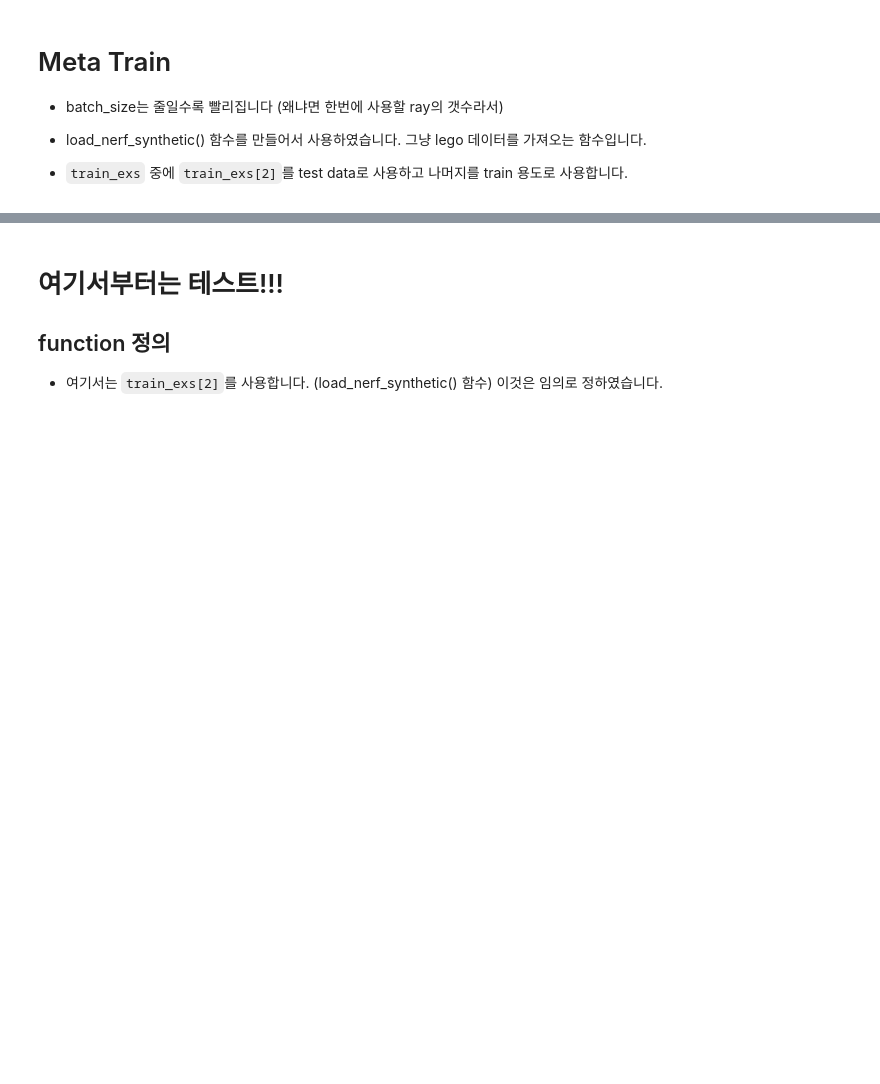
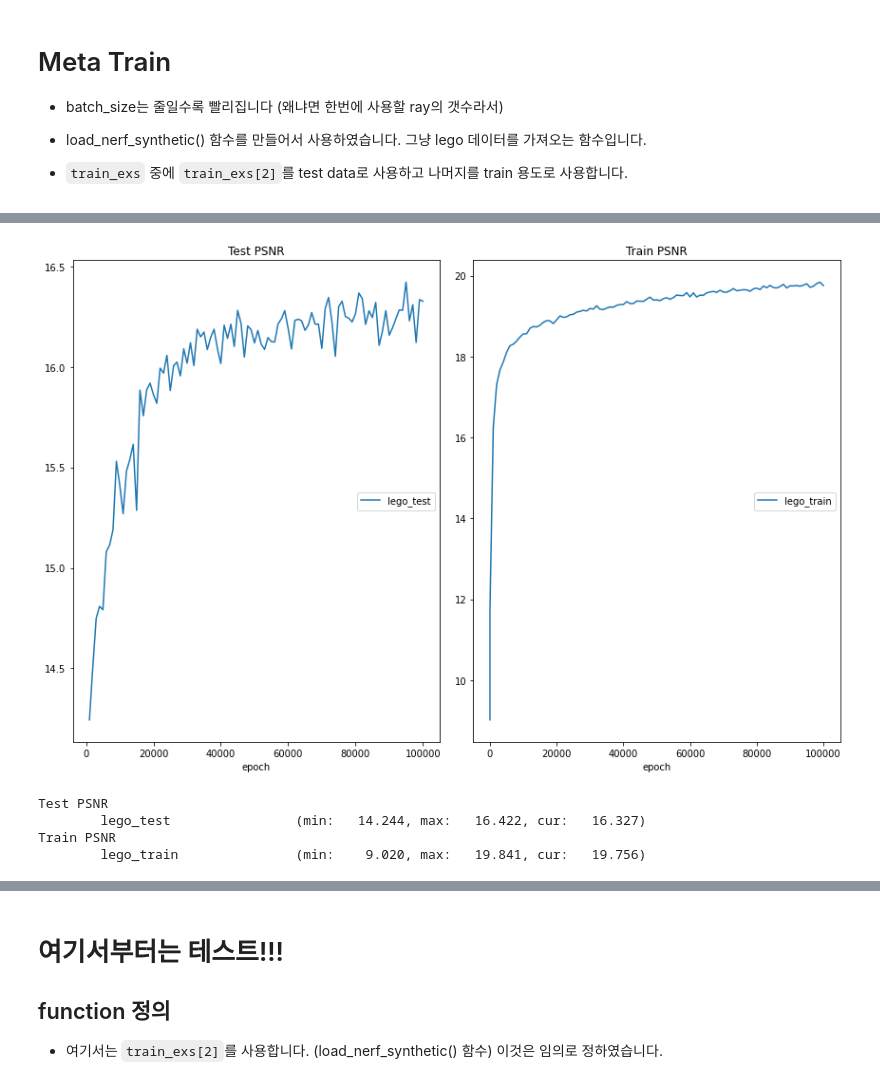
Before and after one commit to robot0321/project_iNeRF, a Jupyter notebook: meta-iNeRF.ipynb, the cells around one changed output, grey strips where cells are left out. Drawn from its saved outputs; the diff is of its cells as text; code cells hidden in the pictures; blank space fills up the shorter version.

```diff
--- a/meta-iNeRF.ipynb
+++ b/meta-iNeRF.ipynb
@@ -119,7 +119,7 @@ def load_nerf_synthetic(scene_path, type="test", down=4):
 
     return imgs, poses, [H,W,focal]
 
-num_scene = 6
+num_scene = 9
 train_exs =[os.path.join(DATA_PATH, "scene"+str(scene), "train") for scene in range(num_scene)]
 # test_exs =[os.path.join(DATA_PATH, "scene"+str(scene), "test") for scene in range(num_scene)]
 print(train_exs)
@@ -215,7 +215,7 @@ class Model(hk.Module):
     def __init__(self):
         super().__init__()
         self.width = 256
-        self.depth = 8 #6
+        self.depth = 6 #6, 8
         self.use_viewdirs = False
 
     def __call__(self, coords, view_dirs=None):
@@ -432,0 +364,76 @@ Train PSNR
+# %%
+prevtime = time()
+for step in range(max_iters):
+    try:
+        rng, rng_input = jax.random.split(rng)
+        img_idx = random.randint(rng, shape=(1,), minval=0, maxval=train_size-1)
+        # images, poses, hwf = load_nerf_synthetic(scene_path=train_exs[img_idx[0]], type="train", down=4)
+        # images = images[:num_views]
+        # poses = poses[:num_views]
+        images = images_save[img_idx[0]][:num_views]
+        poses = poses_save[img_idx[0]][:num_views]
+        hwf = hwf_save[img_idx[0]]
+
+    except Exception as ex:
+        print("error at ", step)
+        print('error cause', ex)
+        continue
+
+    images = np.reshape(images, (-1,3))
+    rays = get_ray_batch(hwf[0], hwf[1], hwf[2], poses)
+    rays = np.reshape(rays, (2,-1,3))
+
+    rng, params, opt_state, loss = update_model(rng, params, opt_state, images, rays)
+    train_psnrs.append(-10 * np.log10(loss))
+
+    if step == 0:
+        plotlosses_model.update({exp_name+'_train':np.mean(np.array(train_psnrs))}, current_step=step)
+        train_psnrs = []
+    if step % 100 == 0:
+        currtime = time()
+        print(currtime-prevtime)
+        prevtime = currtime
+        print(step)
+    if step % 1000 == 0 and step != 0:
+        plotlosses_model.update({exp_name+'_train':np.mean(np.array(train_psnrs))}, current_step=step)
+        train_psnr = float(np.mean(np.array(train_psnrs)))
+        train_psnrs = []
+
+        test_psnr = []
+        for i in range(5):
+            images, poses, hwf = load_nerf_synthetic(scene_path=train_exs[2], type="test", down=4) # middle data
+            test_holdout_images, test_images = np.split(images, [75], axis=0)
+            test_holdout_poses, test_poses = np.split(poses, [75], axis=0)
+
+            test_rays = get_ray_batch(hwf[0], hwf[1], hwf[2], test_poses)
+
+            test_images = test_images[:test_time_views]
+            test_rays = test_rays[:test_time_views]
+
+            test_images = np.reshape(test_images, (-1,3))
+            test_rays = np.reshape(test_rays, (2,-1,3))
+            rng, test_params, test_inner_loss = update_network_weights_test(rng, test_images, test_rays, params, test_inner_steps)
+
+            test_holdout_rays = get_rays(hwf[0], hwf[1], hwf[2], test_holdout_poses[0])
+            test_result = np.clip(render_fn(rng, model, test_params, test_holdout_rays, N_samples, rand=False)[0], 0, 1)
+            test_psnr.append(psnr_fn(test_holdout_images[0], test_result))
+
+        test_psnr = np.mean(np.array(test_psnr))
+        test_psnrs.append(test_psnr)
+        plotlosses_model.update({exp_name+'_test':test_psnr}, current_step=step)
+        plotlosses_model.send()
+
+        plt.figure(figsize=(15, 5))
+        plt.subplot(1, 2, 1)
+        plt.imshow(test_holdout_images[0])
+        plt.subplot(1, 2, 2)
+        plt.imshow(test_result)
+        plt.show()
+    if step % 10000 == 0 and step != 0:
+        pickle.dump(params, open(f"{checkpoint_dir}/{exp_name}_{step}.pkl", 'wb'))
+# %% [output]
+[figure, added]
+Test PSNR
+        lego_test                (min:   14.244, max:   16.422, cur:   16.327)
+Train PSNR
+        lego_train               (min:    9.020, max:   19.841, cur:   19.756)
```
Also changed, not shown: parts of 8 cells of this notebook, 44 other files.
